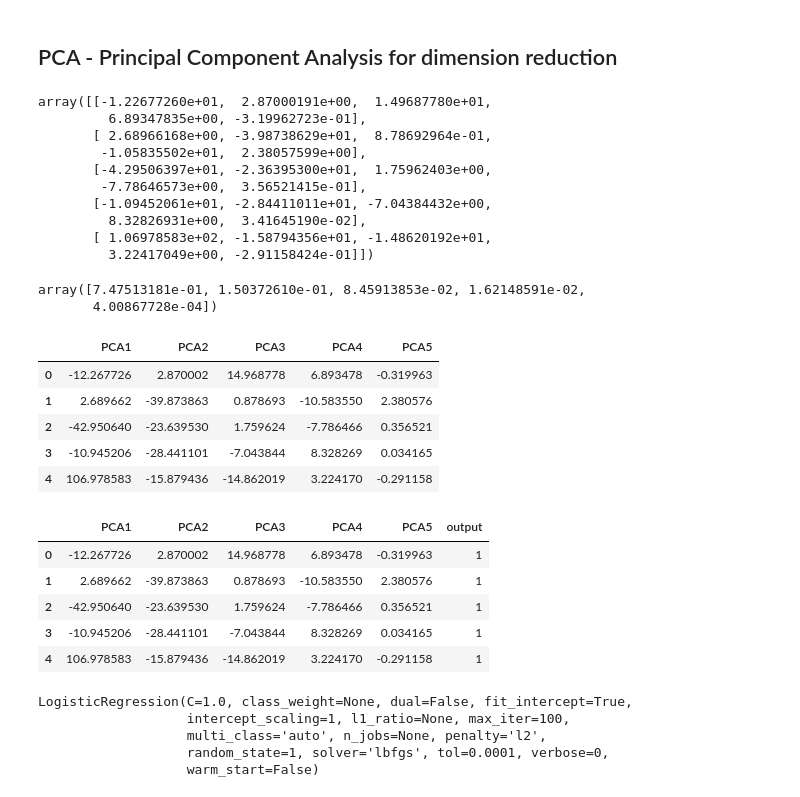
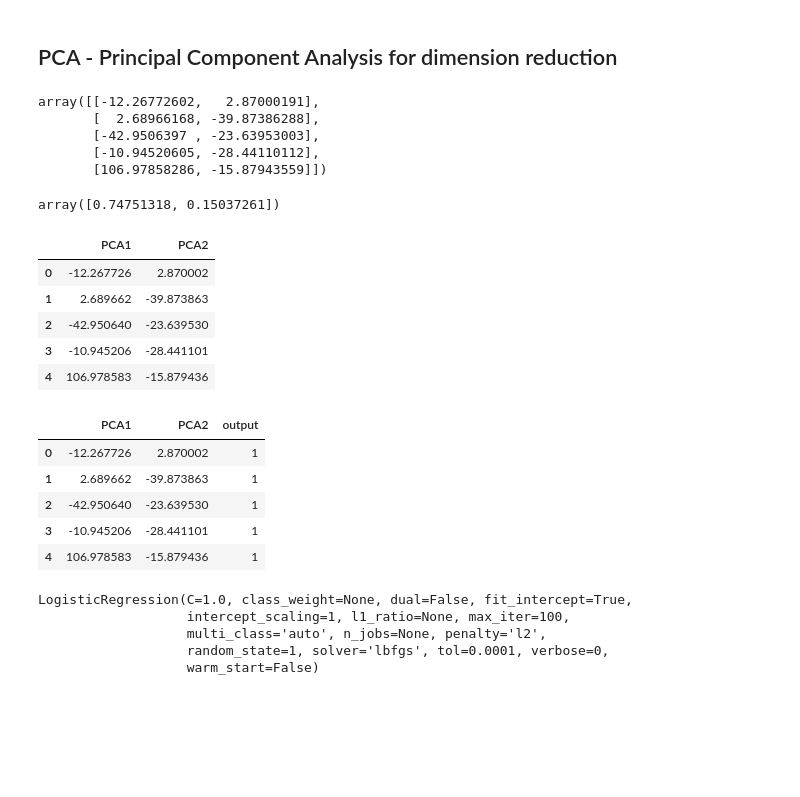
Before and after one commit to SandraBotica/ML_Project_4, a Jupyter notebook: heart_ML.ipynb, the cells around one changed output. Cells and saved outputs as stored; diff of their text form; code cells hidden in the pictures; blank space fills up the shorter version.

```diff
--- a/heart_ML.ipynb
+++ b/heart_ML.ipynb
@@ -744,8 +742,8 @@ weighted avg       0.86      0.86      0.85        76
 ## PCA - Principal Component Analysis for dimension reduction
 # %%
 # Instantiate the PCA instance and declare the number of PCA variables
-# pca = PCA(n_components=2)
-pca = PCA(n_components=5)
+pca = PCA(n_components=2)
+# pca = PCA(n_components=5)
 # %%
 # Fit the PCA model on the heart_df DataFrame
 heart_pca = pca.fit_transform(heart_df)
@@ -753,52 +751,46 @@ heart_pca = pca.fit_transform(heart_df)
 # Review the first 5 rows of list data
 heart_pca[:5]
 # %% [output]
-array([[-1.22677260e+01,  2.87000191e+00,  1.49687780e+01,
-         6.89347835e+00, -3.19962723e-01],
-       [ 2.68966168e+00, -3.98738629e+01,  8.78692964e-01,
-        -1.05835502e+01,  2.38057599e+00],
-       [-4.29506397e+01, -2.36395300e+01,  1.75962403e+00,
-        -7.78646573e+00,  3.56521415e-01],
-       [-1.09452061e+01, -2.84411011e+01, -7.04384432e+00,
-         8.32826931e+00,  3.41645190e-02],
-       [ 1.06978583e+02, -1.58794356e+01, -1.48620192e+01,
-         3.22417049e+00, -2.91158424e-01]])
+array([[-12.26772602,   2.87000191],
+       [  2.68966168, -39.87386288],
+       [-42.9506397 , -23.63953003],
+       [-10.94520605, -28.44110112],
+       [106.97858286, -15.87943559]])
 # %%
 # Calculate the PCA explained variance ratio
 pca.explained_variance_ratio_
 # %% [output]
-array([7.47513181e-01, 1.50372610e-01, 8.45913853e-02, 1.62148591e-02,
-       4.00867728e-04])
+array([0.74751318, 0.15037261])
 # %%
 # Create the PCA DataFrame
+heart_pca_df = pd.DataFrame(
+    heart_pca,
+    columns=["PCA1", "PCA2"]
+)
+
 # heart_pca_df = pd.DataFrame(
 #     heart_pca,
-#     columns=["PCA1", "PCA2"]
+#     columns=["PCA1", "PCA2", "PCA3", "PCA4", "PCA5"]
 # )
-
-heart_pca_df = pd.DataFrame(
-    heart_pca,
-    columns=["PCA1", "PCA2", "PCA3", "PCA4", "PCA5"]
-)
 # Review the PCA DataFrame
 heart_pca_df.head()
 # %% [output]
-|  | PCA1 | PCA2 | PCA3 | PCA4 | PCA5 |
-| 0 | -12.267726 | 2.870002 | 14.968778 | 6.893478 | -0.319963 |
-| 1 | 2.689662 | -39.873863 | 0.878693 | -10.583550 | 2.380576 |
-| 2 | -42.950640 | -23.639530 | 1.759624 | -7.786466 | 0.356521 |
-| 3 | -10.945206 | -28.441101 | -7.043844 | 8.328269 | 0.034165 |
-| 4 | 106.978583 | -15.879436 | -14.862019 | 3.224170 | -0.291158 |
+|  | PCA1 | PCA2 |
+| 0 | -12.267726 | 2.870002 |
+| 1 | 2.689662 | -39.873863 |
+| 2 | -42.950640 | -23.639530 |
+| 3 | -10.945206 | -28.441101 |
+| 4 | 106.978583 | -15.879436 |
 # %%
 heart_pca_df['output']=heart_df["output"]
 heart_pca_df.head()
 # %% [output]
-|  | PCA1 | PCA2 | PCA3 | PCA4 | PCA5 | output |
-| 0 | -12.267726 | 2.870002 | 14.968778 | 6.893478 | -0.319963 | 1 |
-| 1 | 2.689662 | -39.873863 | 0.878693 | -10.583550 | 2.380576 | 1 |
-| 2 | -42.950640 | -23.639530 | 1.759624 | -7.786466 | 0.356521 | 1 |
-| 3 | -10.945206 | -28.441101 | -7.043844 | 8.328269 | 0.034165 | 1 |
-| 4 | 106.978583 | -15.879436 | -14.862019 | 3.224170 | -0.291158 | 1 |
+|  | PCA1 | PCA2 | output |
+| 0 | -12.267726 | 2.870002 | 1 |
+| 1 | 2.689662 | -39.873863 | 1 |
+| 2 | -42.950640 | -23.639530 | 1 |
+| 3 | -10.945206 | -28.441101 | 1 |
+| 4 | 106.978583 | -15.879436 | 1 |
 # %%
 y = heart_pca_df["output"]
 # %%
```
Also changed, not shown: parts of 5 cells of this notebook, 1 other file.
